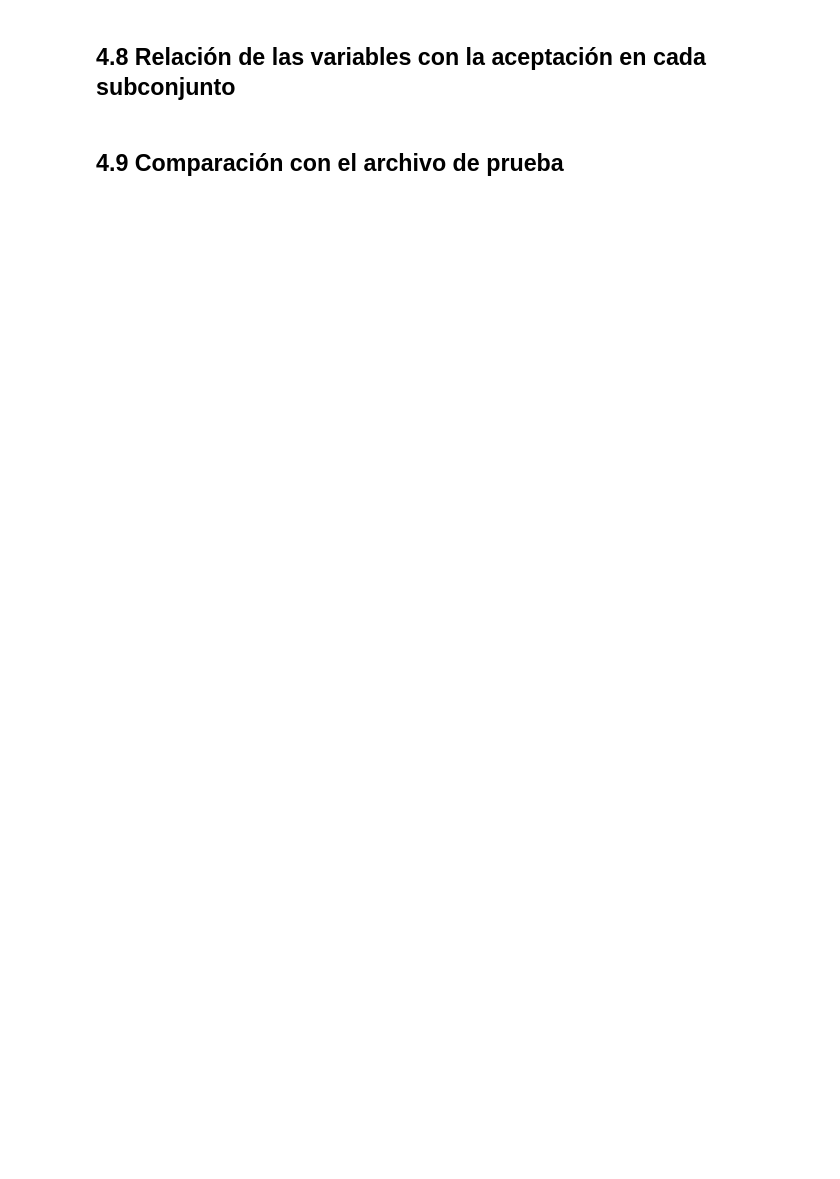
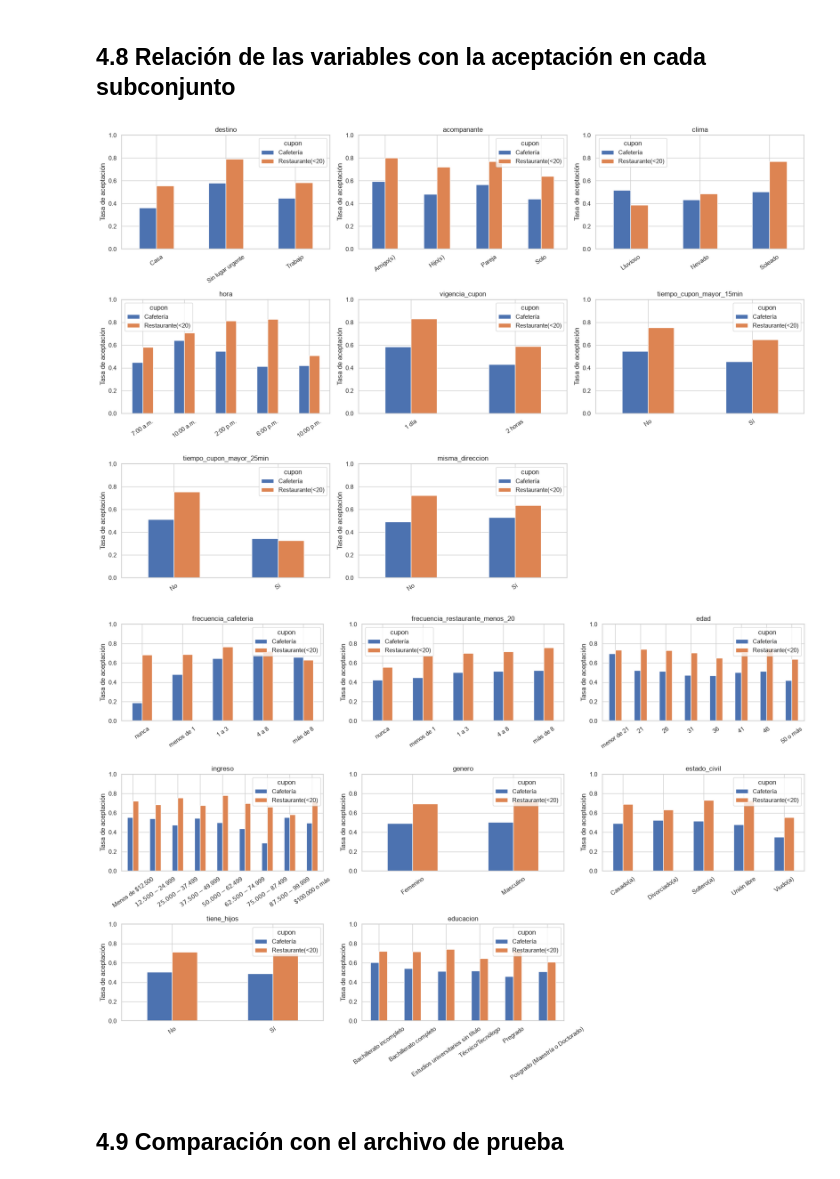
Before and after one commit to Dlucuara/lab_3, a Jupyter notebook: Lab 3/Laboratorio_3_Clasificacion.ipynb, the cells around one changed output. Cells and saved outputs as stored; diff of their text form; code cells hidden in the pictures; blank space fills up the shorter version.

```diff
--- a/Lab 3/Laboratorio_3_Clasificacion.ipynb
+++ b/Lab 3/Laboratorio_3_Clasificacion.ipynb
@@ -69,4 +384,43 @@
 # %% [markdown]
 ## 4.8 Relación de las variables con la aceptación en cada subconjunto
+# %%
+datos_interes = (
+    data[data["cupon"].isin(CUPONES)]
+    .assign(acepta=lambda d: (d[TARGET] == "Sí").astype(int))
+)
+
+def graficar_tasa_aceptacion(variables, ncols=3):
+    nfilas = int(np.ceil(len(variables) / ncols))
+    fig, ejes = plt.subplots(nfilas, ncols, figsize=(6 * ncols, 4 * nfilas))
+    ejes = np.atleast_1d(ejes).ravel()
+    for eje, variable in zip(ejes, variables):
+        tasas = datos_interes.groupby([variable, "cupon"])["acepta"].mean().unstack("cupon")
+        if variable in ORDEN_CATEGORIAS:
+            tasas = tasas.reindex(ORDEN_CATEGORIAS[variable])
+        tasas.plot(kind="bar", ax=eje, rot=35)
+        eje.set_title(variable)
+        eje.set_xlabel("")
+        eje.set_ylabel("Tasa de aceptación")
+        eje.set_ylim(0, 1)
+    for eje in ejes[len(variables):]:
+        eje.set_visible(False)
+    plt.tight_layout()
+    plt.show()
+
+
+    # variables del contexto de conducción
+graficar_tasa_aceptacion([
+    "destino", "acompanante", "clima", "hora", "vigencia_cupon",
+    "tiempo_cupon_mayor_15min", "tiempo_cupon_mayor_25min", "misma_direccion",
+])
+
+# variables del perfil del conductor
+graficar_tasa_aceptacion([
+    "frecuencia_cafeteria", "frecuencia_restaurante_menos_20", "edad",
+    "ingreso", "genero", "estado_civil", "tiene_hijos", "educacion",
+])
+# %% [output]
+[figure, added]
+[figure, added]
 # %% [markdown]
 ## 4.9 Comparación con el archivo de prueba
```
Also changed, not shown: parts of 30 cells of this notebook.
